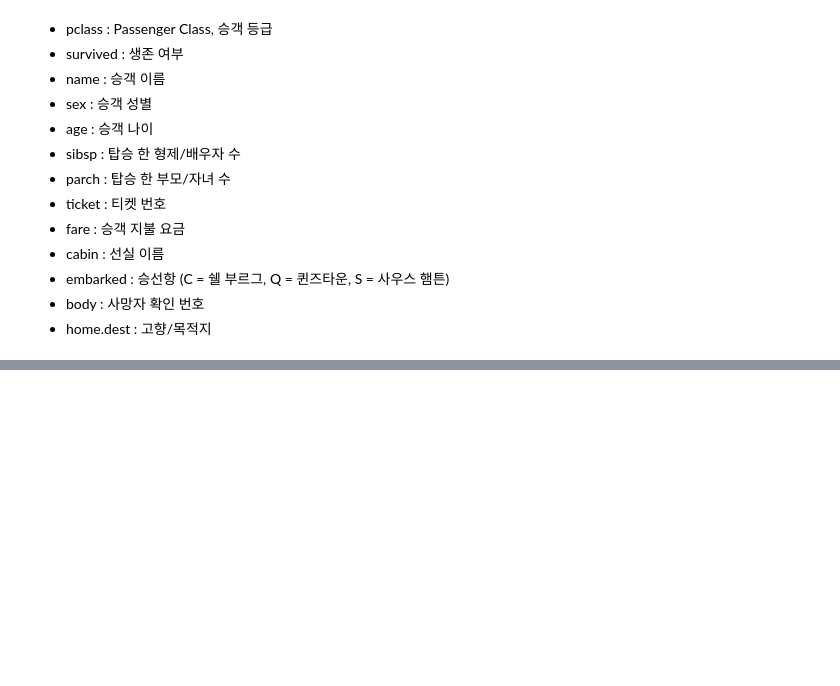
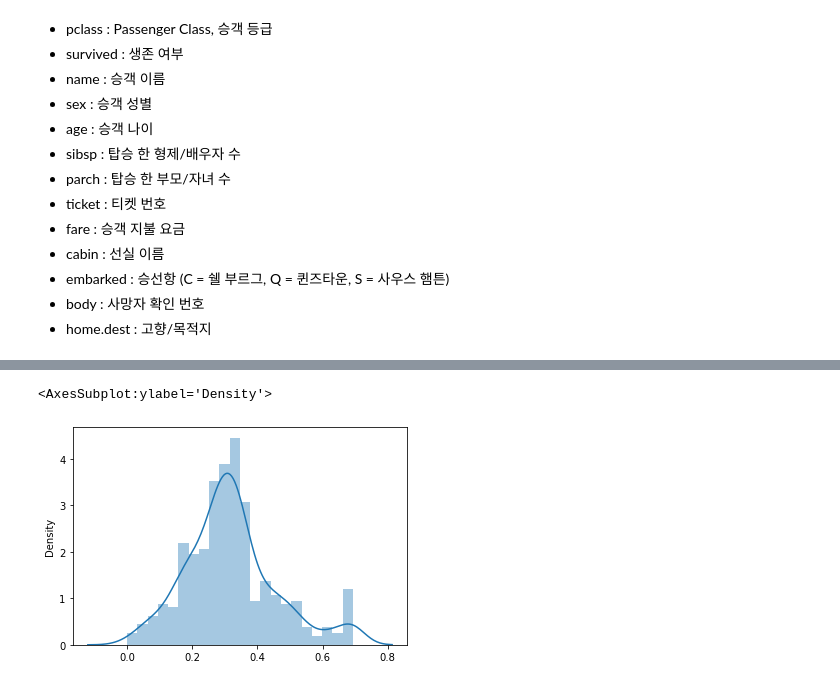
Before and after one commit to fish-ho/cakd5, a Jupyter notebook: m2_분석라이브러리활용/Pandas/Pandas_데이터처리.ipynb, the cells around one changed output, grey strips where cells are left out. Saved outputs shown, nothing was run; the diff lists cells and outputs as text; code cells hidden in the pictures; blank space fills up the shorter version.

```diff
--- a/m2_분석라이브러리활용/Pandas/Pandas_데이터처리.ipynb
+++ b/m2_분석라이브러리활용/Pandas/Pandas_데이터처리.ipynb
@@ -314,0 +485,8 @@ df
+# %%
+# 로그 변환
+import numpy as np
+df['target'] = np.log1p(df.target)
+sns.distplot(df.target)
+# %% [output]
+<AxesSubplot:ylabel='Density'>
+[figure, added]
```
Also changed, not shown: parts of 67 cells of this notebook, 2 other files.
